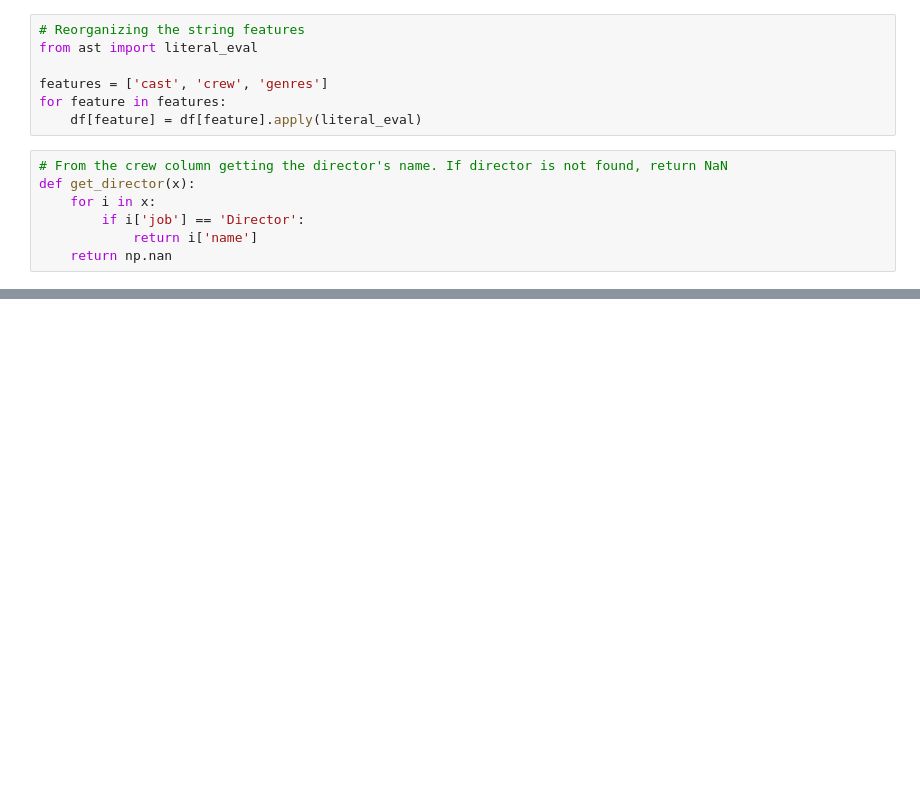
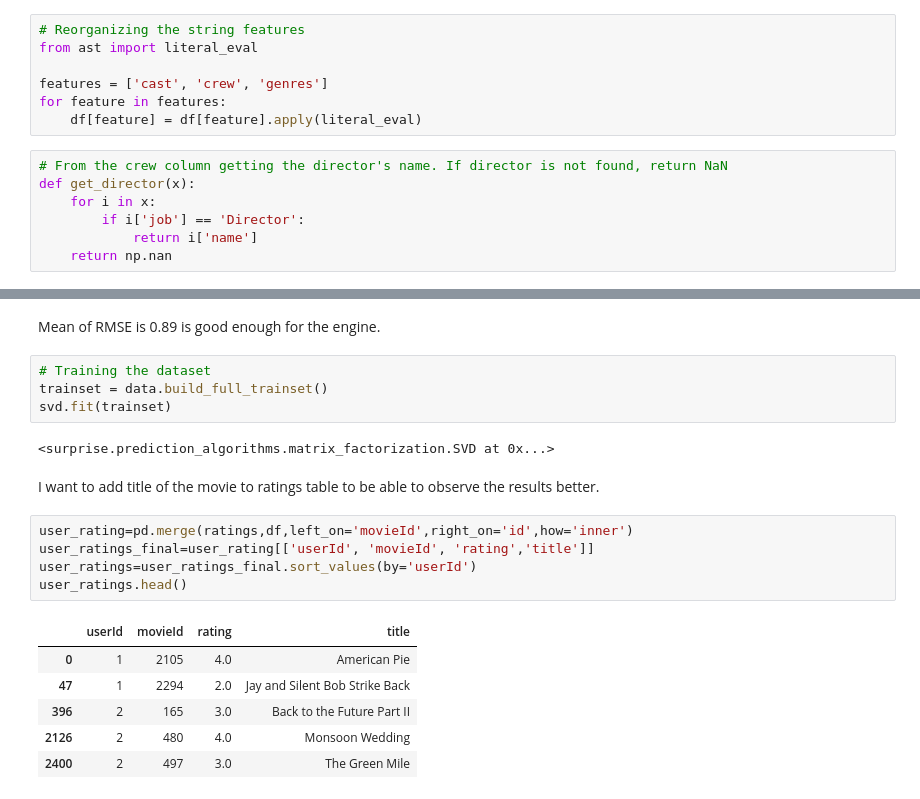
Before and after one commit to aliatabay1/Movie_Recommendation_System, a Jupyter notebook: Pre-processing and Modeling.ipynb, the cells around one changed output, grey strips where cells are left out. Cells and saved outputs as stored; diff of their text form; blank space fills up the shorter version.

```diff
--- a/Pre-processing and Modeling.ipynb
+++ b/Pre-processing and Modeling.ipynb
@@ -404,0 +369,22 @@ NameError: name 'svd' is not defined
+# %% [markdown]
+Mean of RMSE is 0.89 is good enough for the engine.
+# %%
+# Training the dataset
+trainset = data.build_full_trainset()
+svd.fit(trainset)
+# %% [output]
+<surprise.prediction_algorithms.matrix_factorization.SVD at 0x...>
+# %% [markdown]
+I want to add title of the movie to ratings table to be able to observe the results better.
+# %%
+user_rating=pd.merge(ratings,df,left_on='movieId',right_on='id',how='inner')
+user_ratings_final=user_rating[['userId', 'movieId', 'rating','title']]
+user_ratings=user_ratings_final.sort_values(by='userId')
+user_ratings.head()
+# %% [output]
+|  | userId | movieId | rating | title |
+| 0 | 1 | 2105 | 4.0 | American Pie |
+| 47 | 1 | 2294 | 2.0 | Jay and Silent Bob Strike Back |
+| 396 | 2 | 165 | 3.0 | Back to the Future Part II |
+| 2126 | 2 | 480 | 4.0 | Monsoon Wedding |
+| 2400 | 2 | 497 | 3.0 | The Green Mile |
```
Also changed, not shown: parts of 80 cells of this notebook.
